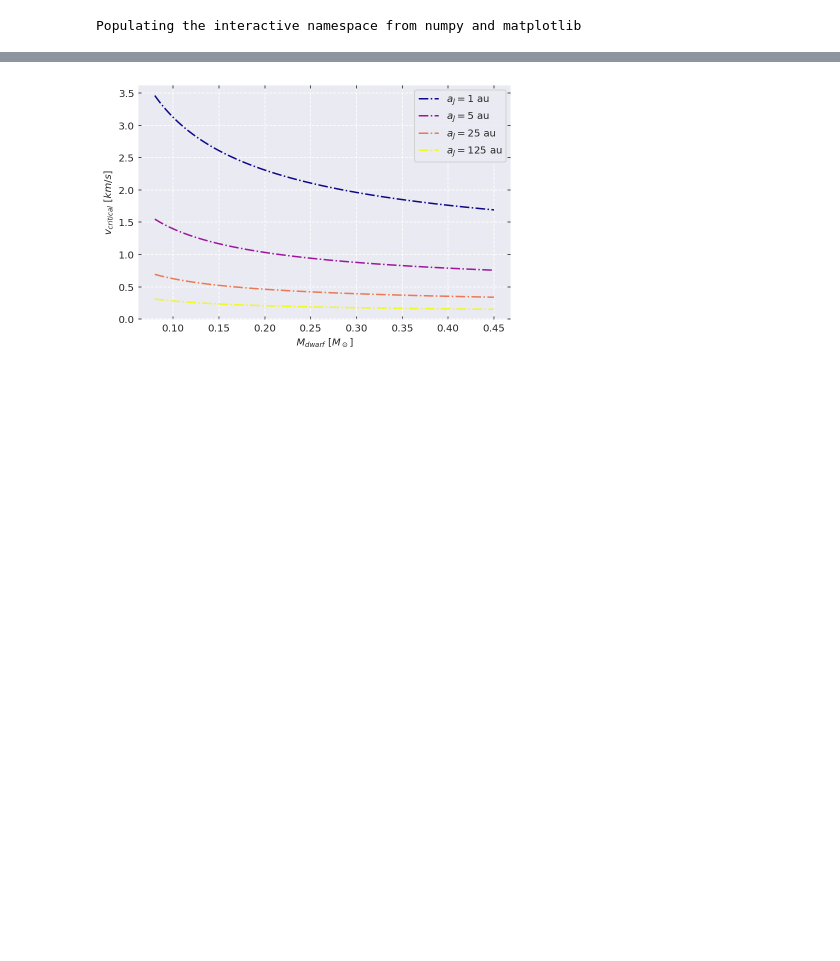
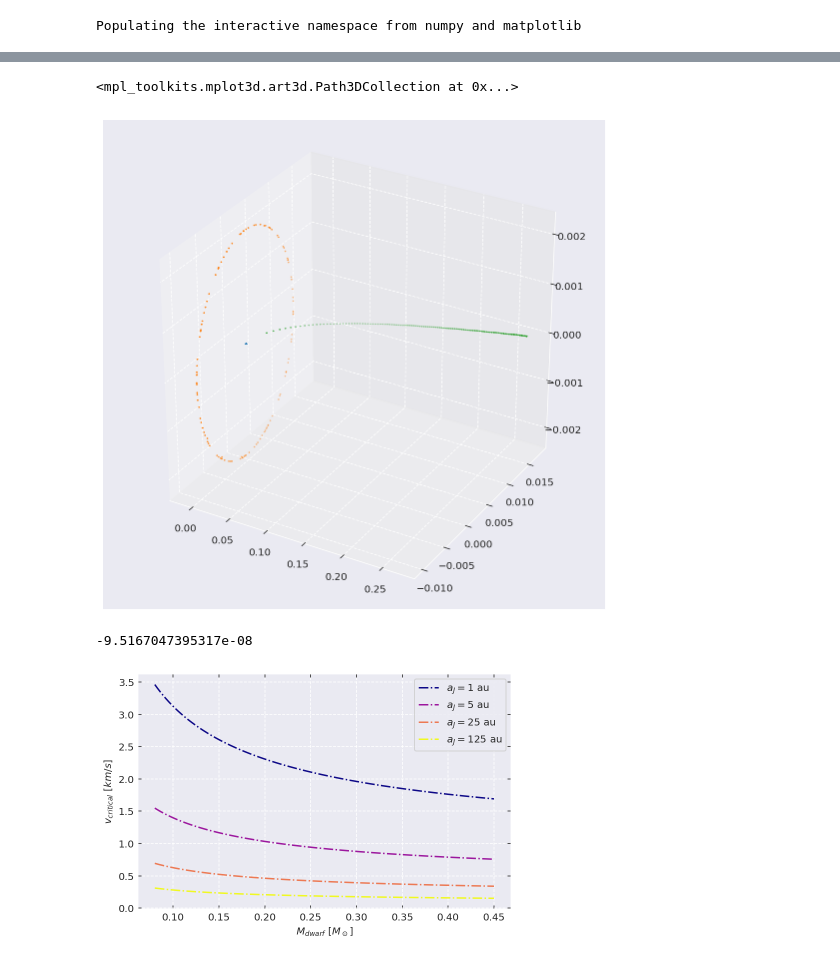
Before and after one commit to YihanWangAstro/giant-planet, a Jupyter notebook: process/giant-planet.ipynb, the cells around one changed output, grey strips where cells are left out. Cells and saved outputs as stored; diff of their text form; code cells hidden in the pictures; blank space fills up the shorter version.

```diff
--- a/process/giant-planet.ipynb
+++ b/process/giant-planet.ipynb
@@ -59,3 +87,19 @@ ly=0.306601*PC
+# %%
+from mpl_toolkits.mplot3d import Axes3D
+fig = plt.figure(figsize=(9,9))
+ax = fig.add_subplot(111, projection='3d')
+ax.scatter(p1[:,0], p1[:,1],p1[:,2],s=0.5)
+ax.scatter(p2[:,0], p2[:,1],p2[:,2],s=0.5)
+ax.scatter(p3[:,0], p3[:,1],p3[:,2],s=0.5)
+# %% [output]
+<mpl_toolkits.mplot3d.art3d.Path3DCollection at 0x...>
+[figure, added]
+# %%
+sec = YR/365.25636042/24/3600
+km=AU/149597870.7
+print(km/sec-KMS)
+# %% [output]
+-9.5167047395317e-08
 # %%
 def critc_v(m1, m2, m3, a):
     m_in = m1 + m2
```
Also changed, not shown: parts of 2 cells of this notebook, 2 other files.
